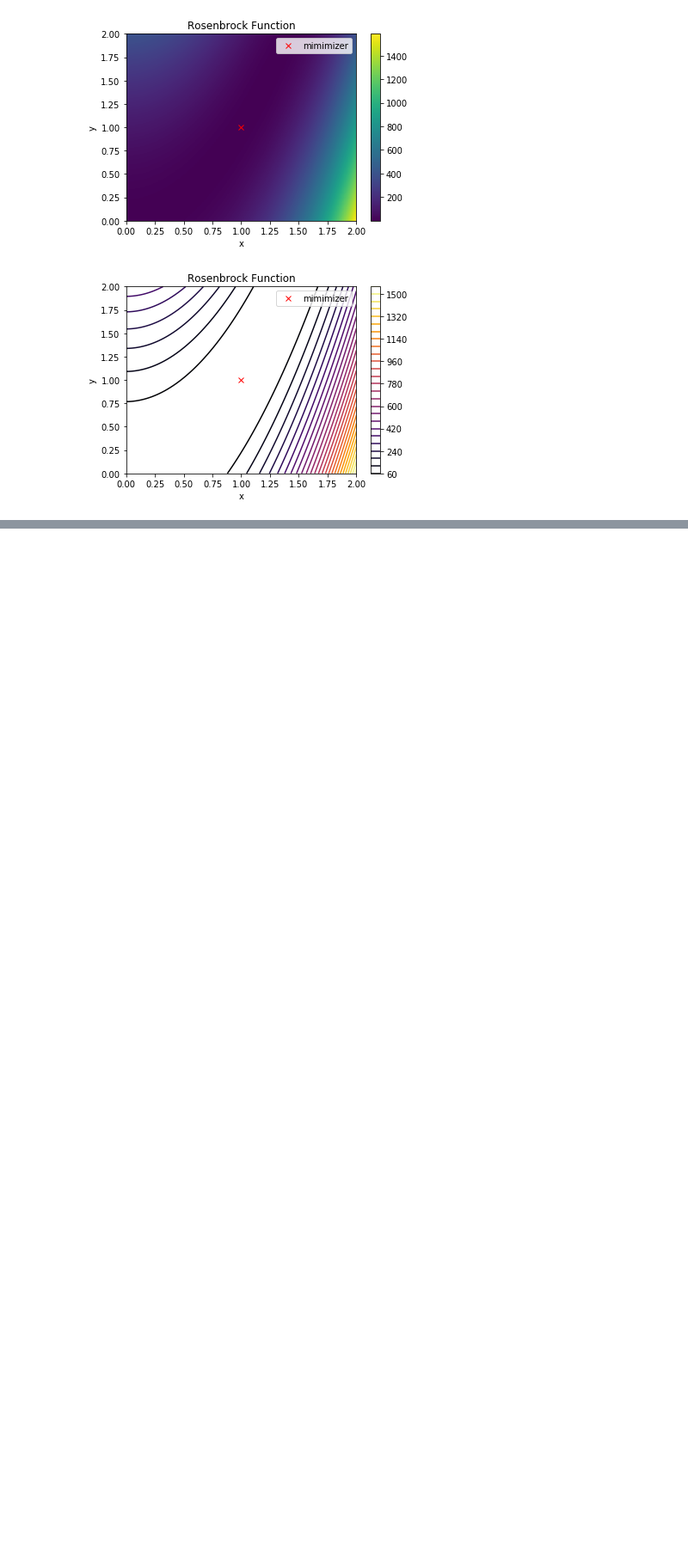
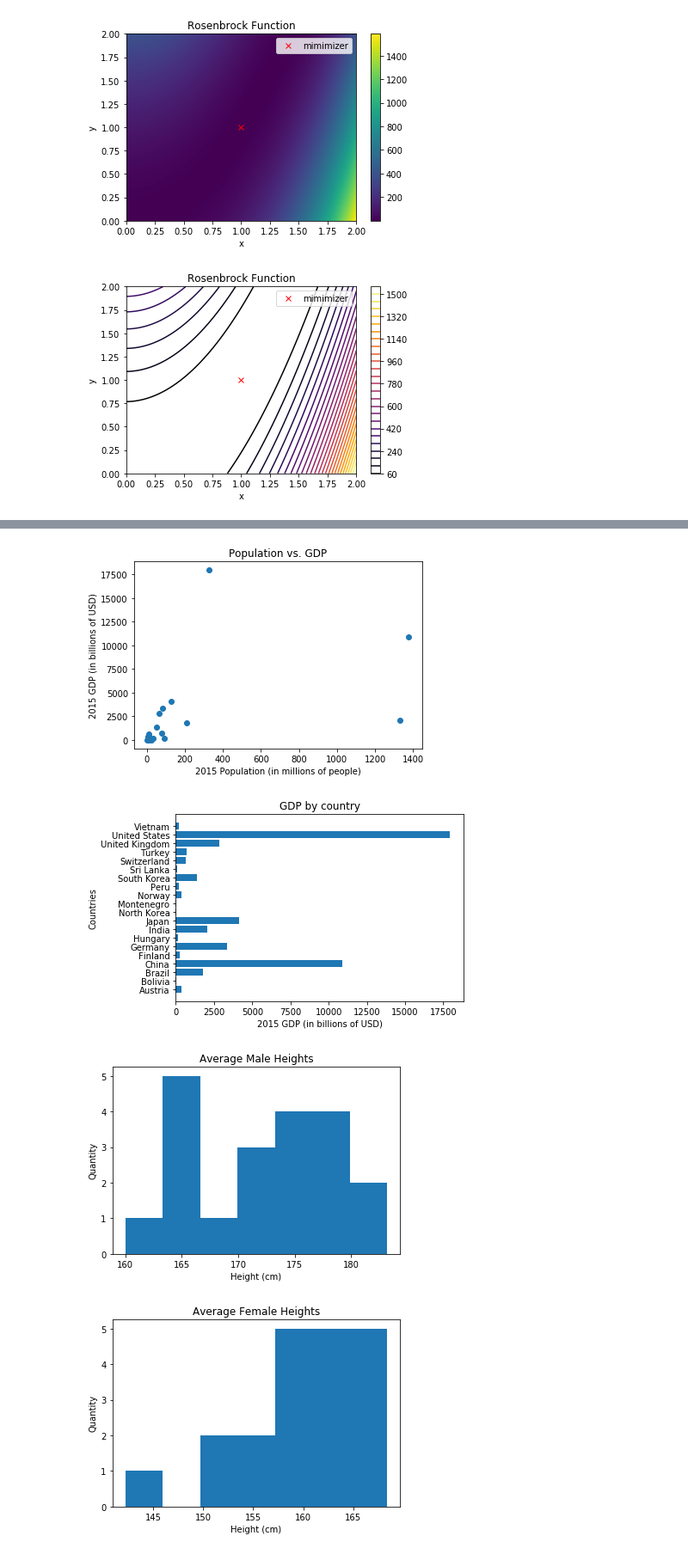
Before and after one commit to mattdbrown17/BootCamp2018, a Jupyter notebook: ProbSets/Comp/ProbSet2/DataVisualization.ipynb, the cells around one changed output, grey strips where cells are left out. Shown: that part at 86% size. Saved outputs shown, nothing was run; the diff lists cells and outputs as text; code cells hidden in the pictures; blank space fills up the shorter version.

```diff
--- a/ProbSets/Comp/ProbSet2/DataVisualization.ipynb
+++ b/ProbSets/Comp/ProbSet2/DataVisualization.ipynb
@@ -363,0 +367,46 @@ plt.show()
+# %%
+data = np.load('Data/countries.npy')
+
+countries = ["Austria", "Bolivia", "Brazil", "China", \
+"Finland", "Germany", "Hungary", "India", \
+"Japan", "North Korea", "Montenegro", "Norway", \
+"Peru", "South Korea", "Sri Lanka", "Switzerland", \
+"Turkey", "United Kingdom", "United States", "Vietnam"]
+
+plt.plot(data[:,0], data[:,1], 'o')
+plt.xlabel('2015 Population (in millions of people)')
+plt.ylabel('2015 GDP (in billions of USD)')
+plt.title('Population vs. GDP')
+plt.show()
+
+
+fig = plt.figure()
+ax = fig.add_subplot(111)
+ax.barh(countries , data[:,1])
+plt.ylabel('Countries')
+plt.xlabel('2015 GDP (in billions of USD)')
+plt.title('GDP by country')
+plt.show()
+
+plt.hist(data[:,2], bins = 7)
+plt.title("Average Male Heights")
+plt.ylabel("Quantity")
+plt.xlabel("Height (cm)")
+plt.show()
+
+plt.hist(data[:,3], bins = 7)
+plt.title("Average Female Heights")
+plt.ylabel("Quantity")
+plt.xlabel("Height (cm)")
+plt.show()
+
+plt.plot(data[:,2], data[:,1], "o")
+plt.title("GDP vs Average Male Height")
+plt.ylabel("2015 GDP (in billions of USD)")
+plt.xlabel("Average Male Height (cm)")
+plt.show()
+# %% [output]
+[figure, added]
+[figure, added]
+[figure, added]
+[figure, added]
```
Also changed, not shown: parts of 4 cells of this notebook, 7 other files.
